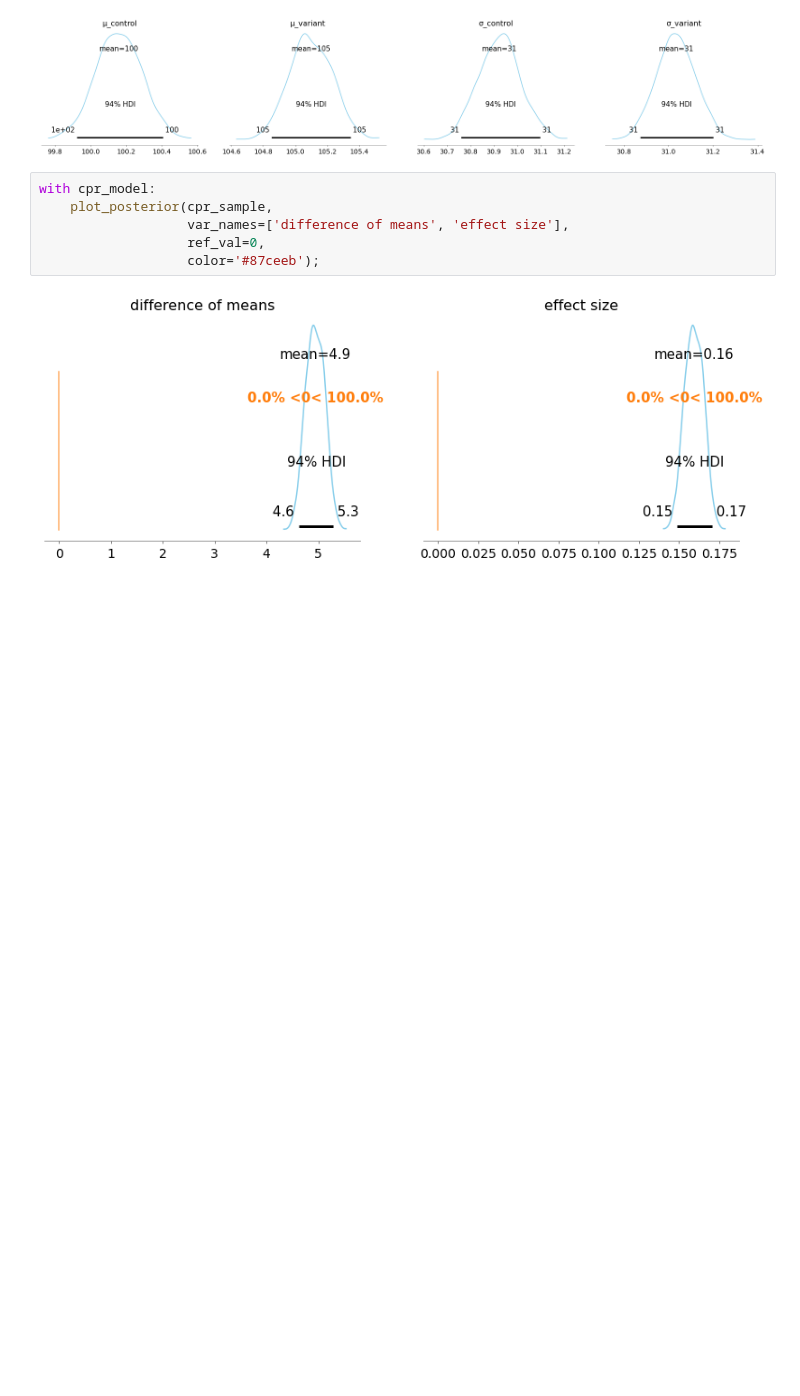
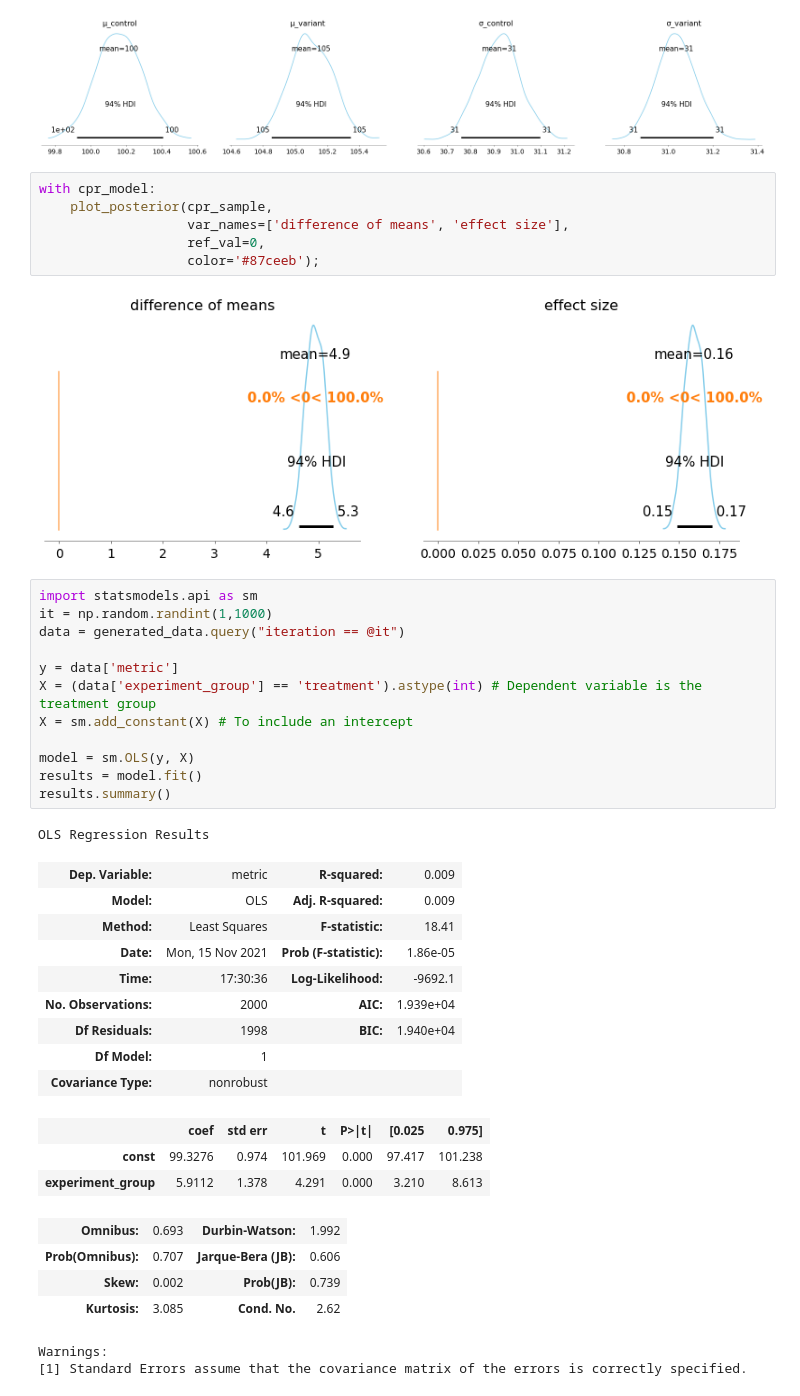
Before and after one commit to novayazarya/utils, a Jupyter notebook: t-test_bootstrap_permutation-test.ipynb, the cells around one changed output. Saved outputs shown, nothing was run; the diff lists cells and outputs as text; blank space fills up the shorter version.

```diff
--- a/t-test_bootstrap_permutation-test.ipynb
+++ b/t-test_bootstrap_permutation-test.ipynb
@@ -238,3 +238,35 @@ with cpr_model:
                    color='#87ceeb');
 # %% [output]
 [figure]
+# %%
+import statsmodels.api as sm
+it = np.random.randint(1,1000)
+data = generated_data.query("iteration == @it")
+
+y = data['metric']
+X = (data['experiment_group'] == 'treatment').astype(int) # Dependent variable is the treatment group
+X = sm.add_constant(X) # To include an intercept
+
+model = sm.OLS(y, X)
+results = model.fit()
+results.summary()
+# %% [output]
+OLS Regression Results
+| Dep. Variable: | metric | R-squared: | 0.009 |
+| Model: | OLS | Adj. R-squared: | 0.009 |
+| Method: | Least Squares | F-statistic: | 18.41 |
+| Date: | Mon, 15 Nov 2021 | Prob (F-statistic): | 1.86e-05 |
+| Time: | 17:30:36 | Log-Likelihood: | -9692.1 |
+| No. Observations: | 2000 | AIC: | 1.939e+04 |
+| Df Residuals: | 1998 | BIC: | 1.940e+04 |
+| Df Model: | 1 |  |  |
+| Covariance Type: | nonrobust |  |  |
+|  | coef | std err | t | P>|t| | [0.025 | 0.975] |
+| const | 99.3276 | 0.974 | 101.969 | 0.000 | 97.417 | 101.238 |
+| experiment_group | 5.9112 | 1.378 | 4.291 | 0.000 | 3.210 | 8.613 |
+| Omnibus: | 0.693 | Durbin-Watson: | 1.992 |
+| Prob(Omnibus): | 0.707 | Jarque-Bera (JB): | 0.606 |
+| Skew: | 0.002 | Prob(JB): | 0.739 |
+| Kurtosis: | 3.085 | Cond. No. | 2.62 |
+Warnings:
+[1] Standard Errors assume that the covariance matrix of the errors is correctly specified.
```
Also changed, not shown: parts of 4 cells of this notebook.
